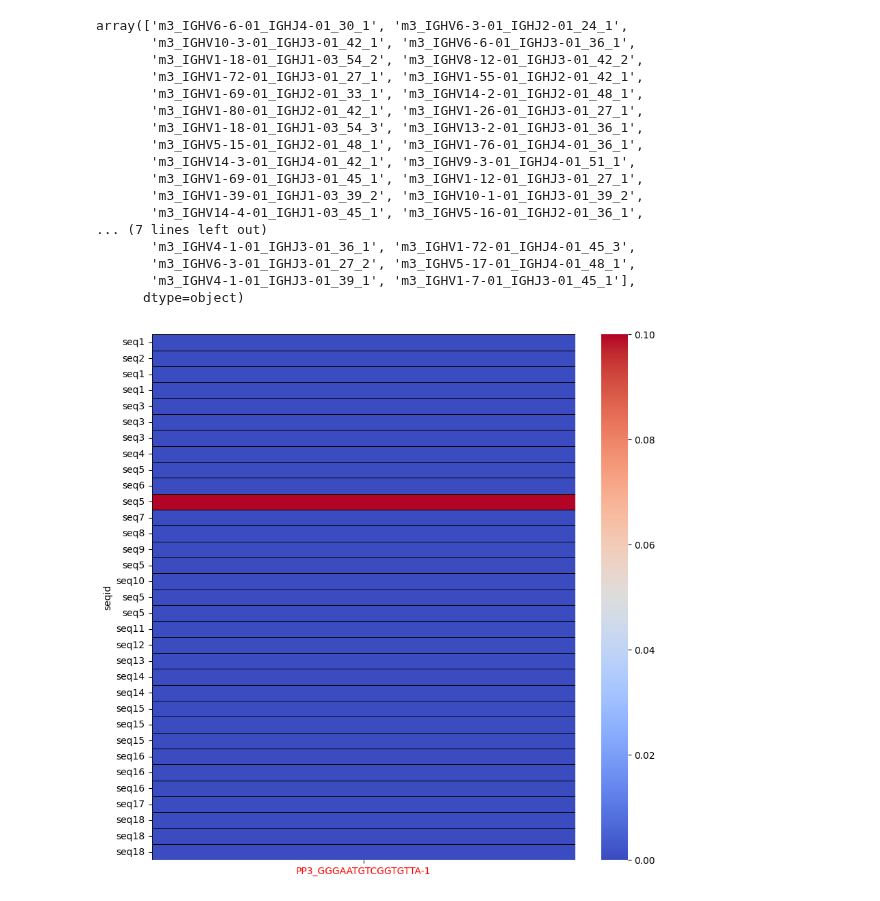
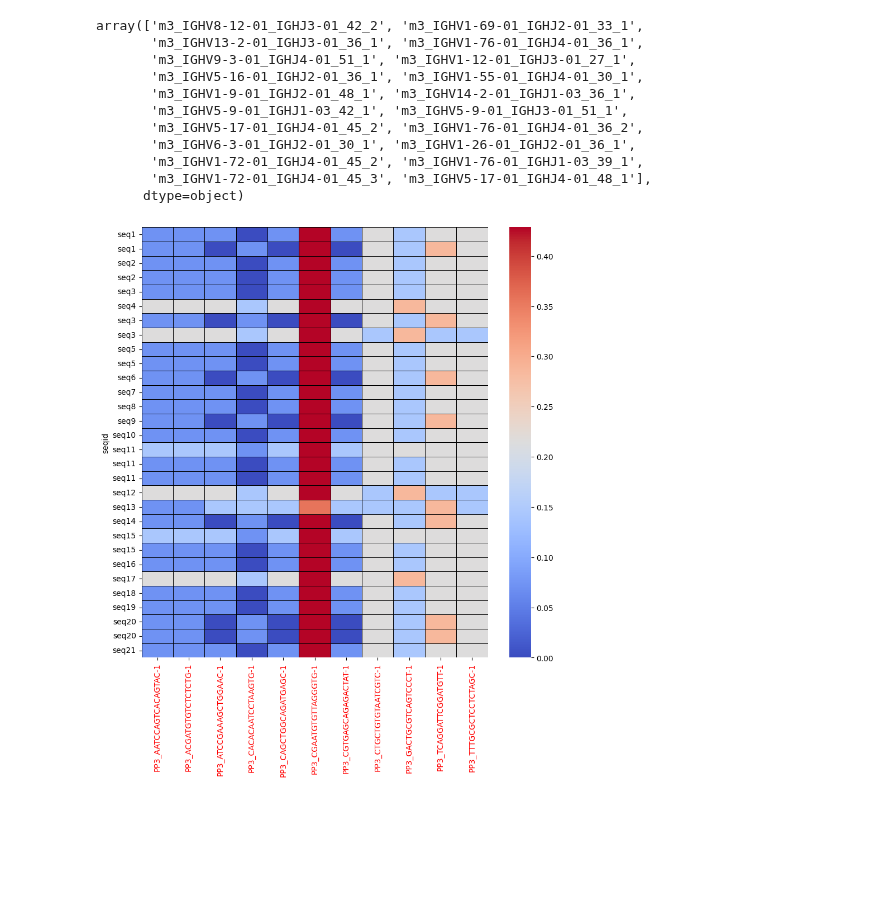
Before and after one commit to hieunguyen4193/sc_bulk_BCR_data_analysis, a Jupyter notebook: Tree07_single_cell_clones_and_bulk_trees_distance_241002_241031_240411.ipynb, the cells around one changed output. Saved outputs shown, nothing was run; the diff lists cells and outputs as text; code cells hidden in the pictures; blank space fills up the shorter version.

```diff
--- a/Tree07_single_cell_clones_and_bulk_trees_distance_241002_241031_240411.ipynb
+++ b/Tree07_single_cell_clones_and_bulk_trees_distance_241002_241031_240411.ipynb
@@ -88,30 +88,26 @@ for cloneid in tqdm(maindf.cloneid.unique()):
         bulkdf["min_dist_to_a_cell"] = bulkdf[[item for item in bulkdf.columns if sampleid in item]].apply(lambda x: min(x), axis = 1)
 
         bulkdf = bulkdf[["ID", "seq", "abundance", "MID", "seqid", "min_dist_to_a_cell"]]
+        bulkdf["num_cells"] = scdf.shape[0]
         bulkdf["cloneid"] = cloneid
         tree_dist_seqdf = pd.concat([tree_dist_seqdf, bulkdf], axis = 0)
 # %%
-tree_dist_seqdf[tree_dist_seqdf["min_dist_to_a_cell"] == min(tree_dist_seqdf["min_dist_to_a_cell"])].cloneid.unique()
+tree_dist_seqdf[(tree_dist_seqdf["min_dist_to_a_cell"] == min(tree_dist_seqdf["min_dist_to_a_cell"])) &
+                (tree_dist_seqdf["num_cells"] >= 5)].cloneid.unique()
 # %% [output]
-array(['m3_IGHV6-6-01_IGHJ4-01_30_1', 'm3_IGHV6-3-01_IGHJ2-01_24_1',
-       'm3_IGHV10-3-01_IGHJ3-01_42_1', 'm3_IGHV6-6-01_IGHJ3-01_36_1',
-       'm3_IGHV1-18-01_IGHJ1-03_54_2', 'm3_IGHV8-12-01_IGHJ3-01_42_2',
-       'm3_IGHV1-72-01_IGHJ3-01_27_1', 'm3_IGHV1-55-01_IGHJ2-01_42_1',
-       'm3_IGHV1-69-01_IGHJ2-01_33_1', 'm3_IGHV14-2-01_IGHJ2-01_48_1',
-       'm3_IGHV1-80-01_IGHJ2-01_42_1', 'm3_IGHV1-26-01_IGHJ3-01_27_1',
-       'm3_IGHV1-18-01_IGHJ1-03_54_3', 'm3_IGHV13-2-01_IGHJ3-01_36_1',
-       'm3_IGHV5-15-01_IGHJ2-01_48_1', 'm3_IGHV1-76-01_IGHJ4-01_36_1',
-       'm3_IGHV14-3-01_IGHJ4-01_42_1', 'm3_IGHV9-3-01_IGHJ4-01_51_1',
-       'm3_IGHV1-69-01_IGHJ3-01_45_1', 'm3_IGHV1-12-01_IGHJ3-01_27_1',
-       'm3_IGHV1-39-01_IGHJ1-03_39_2', 'm3_IGHV10-1-01_IGHJ3-01_39_2',
-       'm3_IGHV14-4-01_IGHJ1-03_45_1', 'm3_IGHV5-16-01_IGHJ2-01_36_1',
-... (7 lines left out)
-       'm3_IGHV4-1-01_IGHJ3-01_36_1', 'm3_IGHV1-72-01_IGHJ4-01_45_3',
-       'm3_IGHV6-3-01_IGHJ3-01_27_2', 'm3_IGHV5-17-01_IGHJ4-01_48_1',
-       'm3_IGHV4-1-01_IGHJ3-01_39_1', 'm3_IGHV1-7-01_IGHJ3-01_45_1'],
+array(['m3_IGHV8-12-01_IGHJ3-01_42_2', 'm3_IGHV1-69-01_IGHJ2-01_33_1',
+       'm3_IGHV13-2-01_IGHJ3-01_36_1', 'm3_IGHV1-76-01_IGHJ4-01_36_1',
+       'm3_IGHV9-3-01_IGHJ4-01_51_1', 'm3_IGHV1-12-01_IGHJ3-01_27_1',
+       'm3_IGHV5-16-01_IGHJ2-01_36_1', 'm3_IGHV1-55-01_IGHJ4-01_30_1',
+       'm3_IGHV1-9-01_IGHJ2-01_48_1', 'm3_IGHV14-2-01_IGHJ1-03_36_1',
+       'm3_IGHV5-9-01_IGHJ1-03_42_1', 'm3_IGHV5-9-01_IGHJ3-01_51_1',
+       'm3_IGHV5-17-01_IGHJ4-01_45_2', 'm3_IGHV1-76-01_IGHJ4-01_36_2',
+       'm3_IGHV6-3-01_IGHJ2-01_30_1', 'm3_IGHV1-26-01_IGHJ2-01_36_1',
+       'm3_IGHV1-72-01_IGHJ4-01_45_2', 'm3_IGHV1-76-01_IGHJ1-03_39_1',
+       'm3_IGHV1-72-01_IGHJ4-01_45_3', 'm3_IGHV5-17-01_IGHJ4-01_48_1'],
       dtype=object)
 # %%
-cloneid = "m3_IGHV6-6-01_IGHJ4-01_30_1"
+cloneid = "m3_IGHV8-12-01_IGHJ3-01_42_2"
 
 V_gene = cloneid.split("_")[1]
 J_gene = cloneid.split("_")[2]
@@ -125,37 +121,32 @@ bulkdf = seqdf.merge(idmapdf, right_on = "seq", left_on = "seq")
 bulkdf["aaSeqCDR3"] = bulkdf["ID"].apply(lambda x: x.split("|")[2].split(":")[1])
 
 scdf = sc_clonedf[(sc_clonedf["V.gene"] == V_gene.split("-0")[0]) &
                 (sc_clonedf["J.gene"] == J_gene.split("-0")[0])]
 
 scdf["len"] = scdf["nSeqCDR3"].apply(lambda x: len(x))
 scdf = scdf[scdf["len"] == int(cdr3_len)]
 
 if scdf.shape[0] > 0:
     for i in range(0, scdf.shape[0]):
         barcode = scdf.iloc[i].barcode
         sampleid = scdf.iloc[i].id
         sc_seq = scdf[(scdf["barcode"] == barcode) & (scdf["id"] == sampleid)]["aaSeqCDR3"].values[0]
 
         bulkdf[f"{sampleid}_{barcode}"] = bulkdf["aaSeqCDR3"].apply(lambda x: nltk.edit_distance(x, sc_seq)/len(x))
     bulkdf["min_dist_to_a_cell"] = bulkdf[[item for item in bulkdf.columns if sampleid in item]].apply(lambda x: min(x), axis = 1)
 
-# ts = treeobj.generate_tree_style_with_dist(
-#     bulkdf = bulkdf,
-#     hex_min = "0d0887",
-#     hex_max = "f89540",
-#     dist_to_cell = "M1_AACACGTCATACAGCT-1")
-# treeobj.tree.render(f"%%inline", tree_style = ts)
+
 # plt.show()
 
 plt.figure(figsize= (10, 10))
 sns.heatmap(bulkdf[["seqid"] + [item for item in bulkdf.columns if "_" in item and item != "min_dist_to_a_cell"]].set_index("seqid"),
             cmap="coolwarm", cbar=-1, linewidths=0.5, linecolor='black')
 for tick_label in plt.gca().get_xticklabels():
     tick_text = tick_label.get_text()
     if "M" in tick_text:
         tick_label.set_color('blue')
     elif "P" in tick_text:
         tick_label.set_color('red')
 plt.show()
 # %% [output]
-[figure, old version]
+[figure, new version]
```
Also changed, not shown: parts of 2 cells of this notebook, 1 other file.
